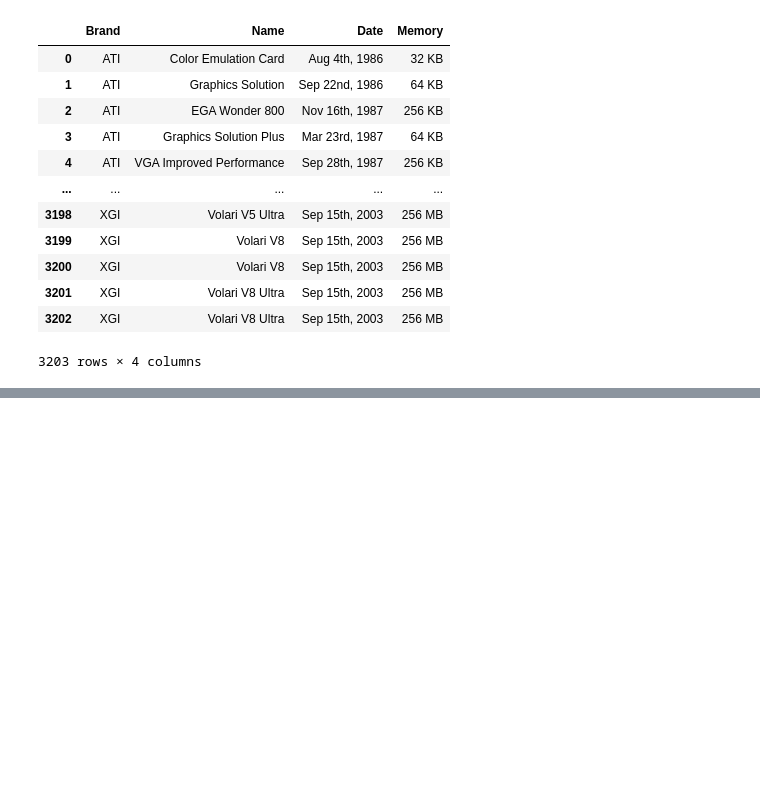
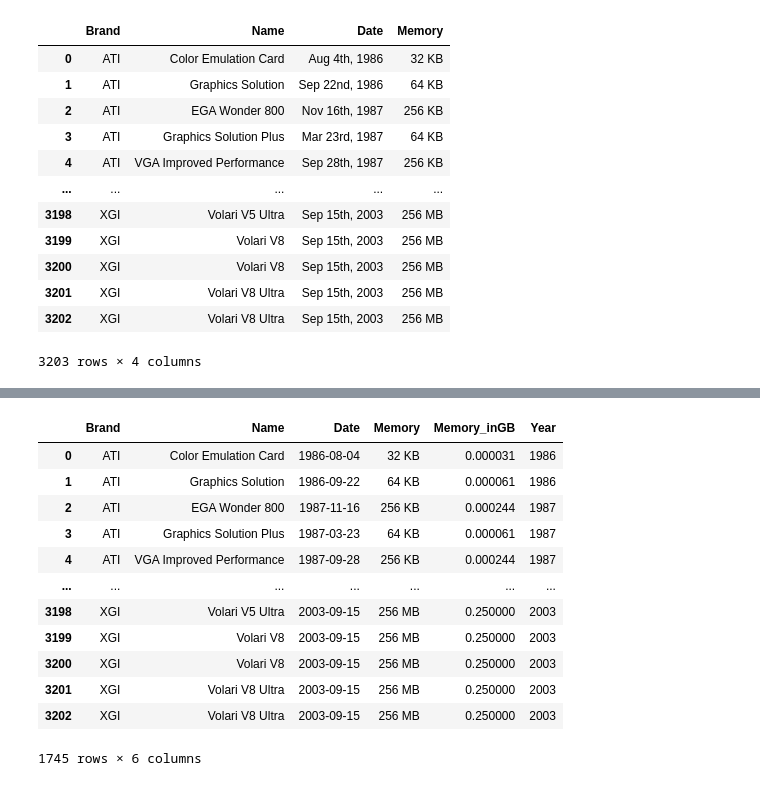
Before and after one commit to chambers29/gpu-analysis, a Jupyter notebook: analysis_dateVSmemory.ipynb, the cells around one changed output, grey strips where cells are left out. Drawn from its saved outputs; the diff is of its cells as text; code cells hidden in the pictures; blank space fills up the shorter version.

```diff
--- a/analysis_dateVSmemory.ipynb
+++ b/analysis_dateVSmemory.ipynb
@@ -50,0 +68,24 @@ mem_unit = df["Memory"].str.extract(r"(KB|MB|GB)")
+# %%
+# df["Date"] = df["Date"].str.replace(
+#     r"(\d{1,2})(st|nd|rd|th)",
+#     r"\1",
+#     regex=True
+# )
+df["Date"] = pd.to_datetime(df["Date"], format="mixed")
+df["Year"] = df["Date"].dt.year
+
+df
+# %% [output]
+|  | Brand | Name | Date | Memory | Memory_inGB | Year |
+| 0 | ATI | Color Emulation Card | 1986-08-04 | 32 KB | 0.000031 | 1986 |
+| 1 | ATI | Graphics Solution | 1986-09-22 | 64 KB | 0.000061 | 1986 |
+| 2 | ATI | EGA Wonder 800 | 1987-11-16 | 256 KB | 0.000244 | 1987 |
+| 3 | ATI | Graphics Solution Plus | 1987-03-23 | 64 KB | 0.000061 | 1987 |
+| 4 | ATI | VGA Improved Performance | 1987-09-28 | 256 KB | 0.000244 | 1987 |
+| ... | ... | ... | ... | ... | ... | ... |
+| 3198 | XGI | Volari V5 Ultra | 2003-09-15 | 256 MB | 0.250000 | 2003 |
+| 3199 | XGI | Volari V8 | 2003-09-15 | 256 MB | 0.250000 | 2003 |
+| 3200 | XGI | Volari V8 | 2003-09-15 | 256 MB | 0.250000 | 2003 |
+| 3201 | XGI | Volari V8 Ultra | 2003-09-15 | 256 MB | 0.250000 | 2003 |
+| 3202 | XGI | Volari V8 Ultra | 2003-09-15 | 256 MB | 0.250000 | 2003 |
+1745 rows × 6 columns
```
Also changed, not shown: parts of 8 cells of this notebook.
